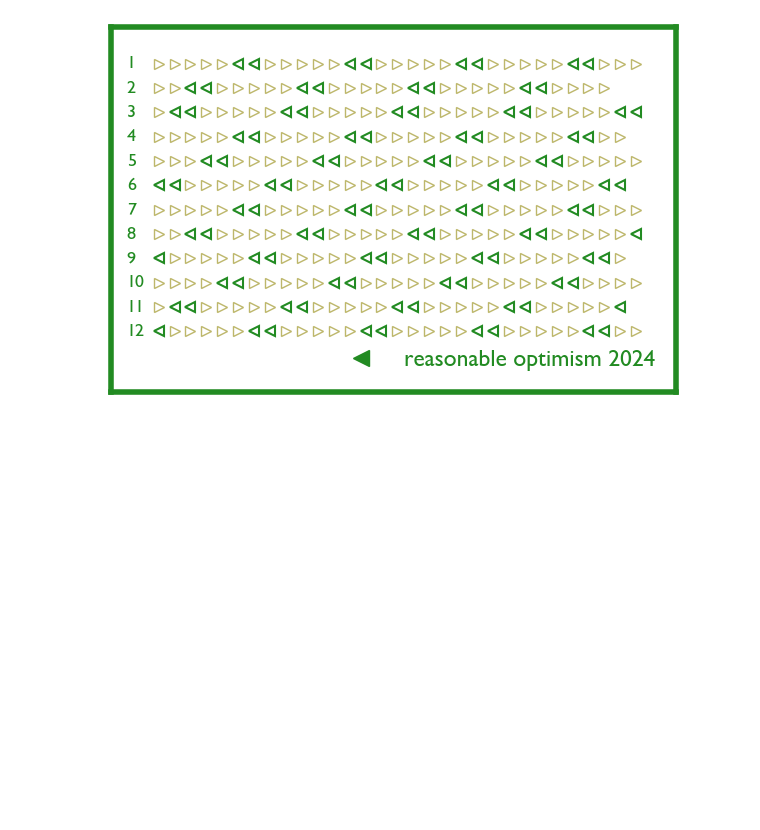
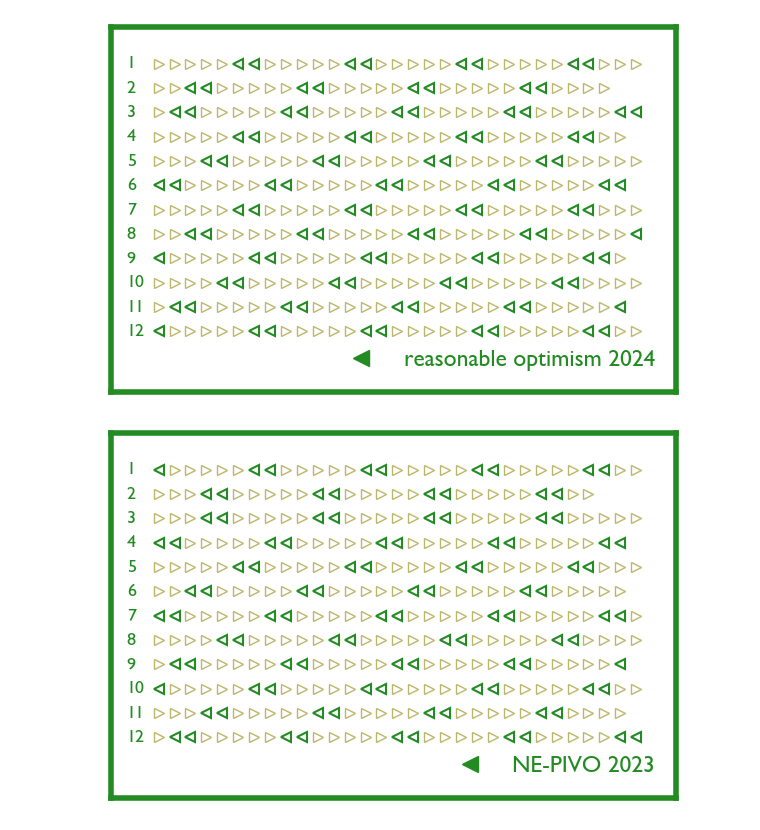
Before and after one commit to tjarnikova/Dot-Days, a Jupyter notebook: DayDotPlotter.ipynb, the cells around one changed output. Drawn from its saved outputs; the diff is of its cells as text; code cells hidden in the pictures; blank space fills up the shorter version.

Commit message:
daydot example update

```diff
--- a/DayDotPlotter.ipynb
+++ b/DayDotPlotter.ipynb
@@ -220,3 +220,16 @@ dayDotPlotter(yr = yr, firstDayOfYear = 1,
              weekendOffset = weekendOffset, annot = annot, fname = fname)
 # %% [output]
 [figure]
+# %%
+# weekdayShape = '^'
+# weekendShape = 'v'
+# weekdayColor = 'r'
+# weekendColor = 'b'
+weekendOffset = 0
+annot = 'NE-PIVO'
+fname = './examples/NE-PIVO2023.jpg'
+dayDotPlotter(weekdayShape = weekdayShape, weekendShape = weekendShape, \
+             weekdayColor = weekdayColor, weekendColor = weekendColor, \
+             weekendOffset = weekendOffset, annot = annot, fname = fname )
+# %% [output]
+[figure, added]
```
Also changed, not shown: parts of 7 cells of this notebook, 4 other files.
